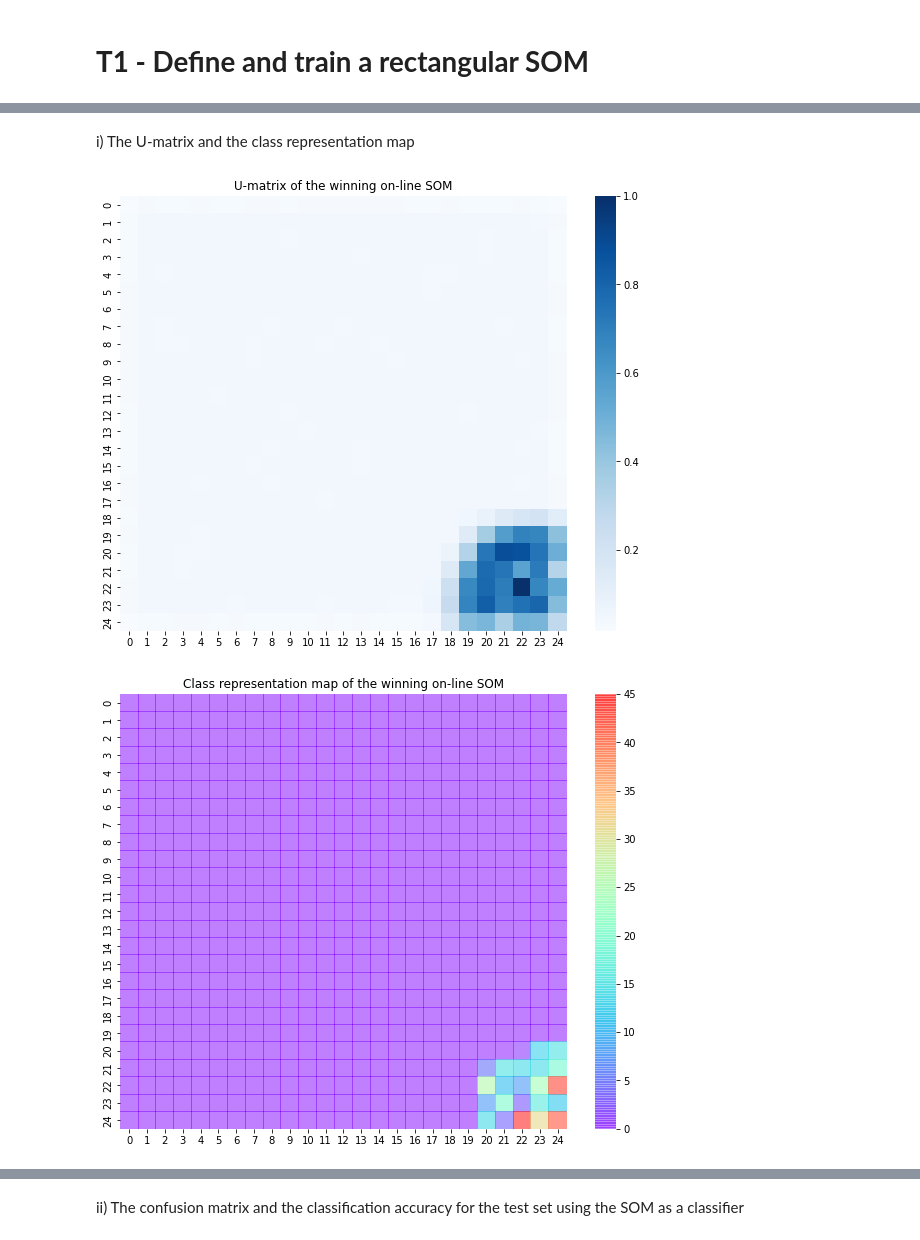
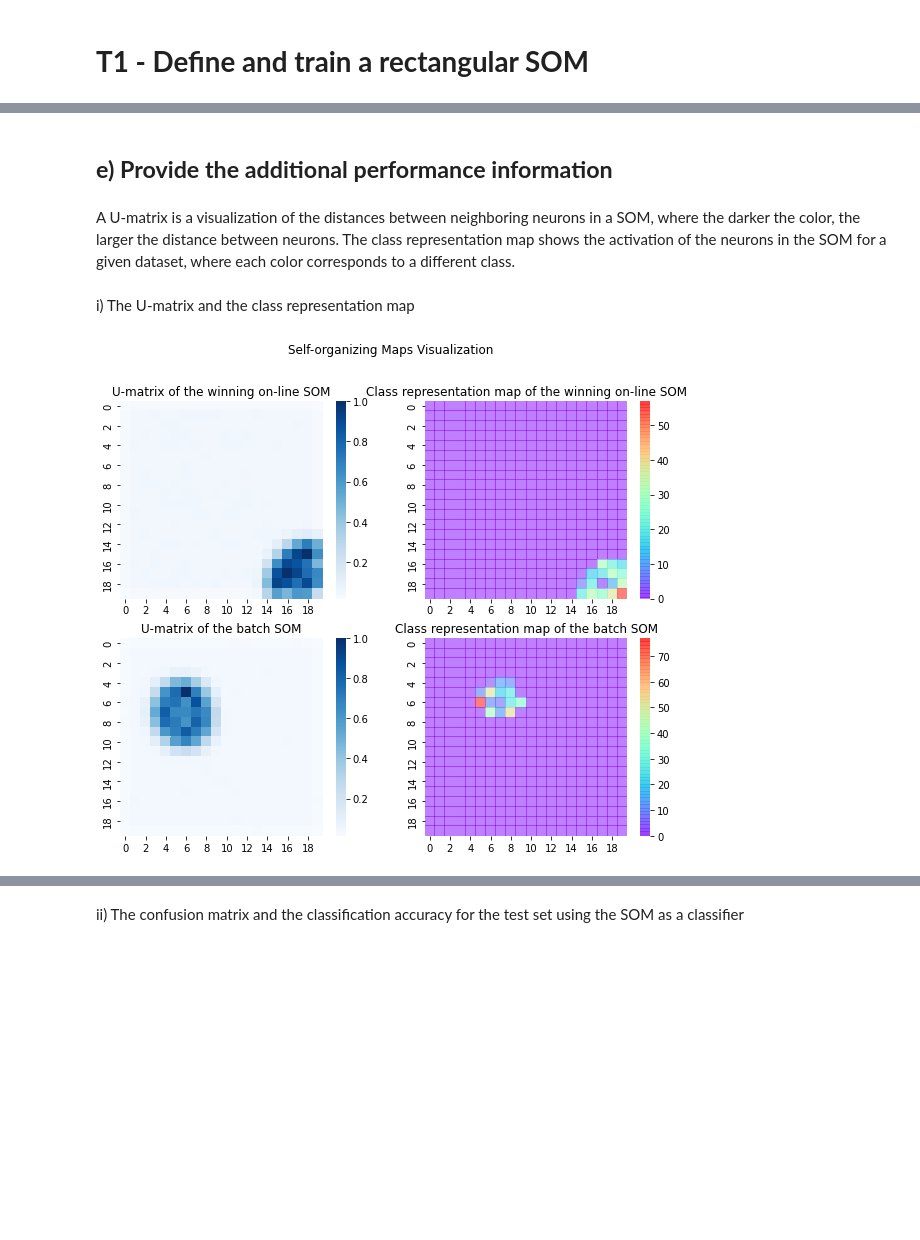
Before and after one commit to melihkurtaran/MachineLearning, a Jupyter notebook: SelfOrganizingMaps/SelfOrganizingMaps.ipynb, the cells around one changed output, grey strips where cells are left out. Cells and saved outputs as stored; diff of their text form; code cells hidden in the pictures; blank space fills up the shorter version.

```diff
--- a/SelfOrganizingMaps/SelfOrganizingMaps.ipynb
+++ b/SelfOrganizingMaps/SelfOrganizingMaps.ipynb
@@ -74,0 +81,3 @@ plt.show()
+# %%
+# Split the dataset into train and test sets
+X_train, X_test, y_train, y_test = train_test_split(X, y, test_size=0.2, random_state=642)
@@ -75,15 +128,12 @@ plt.show()
 # %%
-# Split the dataset into train and test sets
-X_train, X_test, y_train, y_test = train_test_split(X, y, test_size=0.25, random_state=42)
-
-# Initialize the SOM
-som = MiniSom(25, 25, X_train.shape[1], sigma=1.0, learning_rate=0.5, random_seed=42)
+# Initialize the batch-SOM
+batch_som = MiniSom(20, 20, X_train.shape[1], sigma=1.0, learning_rate=0.5)
 
 # Train the SOM using the batch algorithm
-som.train_batch(X_train, 100)
+batch_som.train_batch(X_train, 100)
 
 # Report on the quantization and topographic errors
-qe = som.quantization_error(X)
-te = som.topographic_error(X)
+qe = batch_som.quantization_error(X)
+te = batch_som.topographic_error(X)
 print(f"Batch SOM - Quantization error: {qe:.4f} - Topographic error: {te:.4f}")
 # %% [output]
@@ -117,29 +141,31 @@ Best SOM - Quantization error: 21.5894 - Topographic error: 0.0539
+# %% [markdown]
+## **e) Provide the additional performance information**
+# %% [markdown]
+A U-matrix is a visualization of the distances between neighboring neurons in a SOM, where the darker the color, the larger the distance between neurons. The class representation map shows the activation of the neurons in the SOM for a given dataset, where each color corresponds to a different class.
 # %% [markdown]
 i) The U-matrix and the class representation map
 # %%
-# Plot the U-matrix of the winning on-line SOM
+# Plot the U-matrix and class representation map of the winning on-line SOM
 plt.figure(figsize=(10, 8))
+plt.suptitle("Self-organizing Maps Visualization")
+
+plt.subplot(2, 2, 1)
 plt.title("U-matrix of the winning on-line SOM")
-sns.heatmap(best_som.distance_map().T, cmap="Blues")
+sns.heatmap(best_online_som.distance_map().T, cmap="Blues")
+
+plt.subplot(2, 2, 2)
+plt.title("Class representation map of the winning on-line SOM")
+sns.heatmap(best_online_som.activation_response(X_train), cmap="rainbow", alpha=0.5)
+
+# Plot the U-matrix and class representation map of the batch SOM
+plt.subplot(2, 2, 3)
+plt.title("U-matrix of the batch SOM")
+sns.heatmap(batch_som.distance_map().T, cmap="Blues")
+
+plt.subplot(2, 2, 4)
+plt.title("Class representation map of the batch SOM")
+sns.heatmap(batch_som.activation_response(X_train), cmap="rainbow", alpha=0.5)
+
 plt.show()
-
-# Plot the class representation map of the winning on-line SOM
-plt.figure(figsize=(10, 8))
-plt.title("Class representation map of the winning on-line SOM")
-sns.heatmap(best_som.activation_response(X_train), cmap="rainbow", alpha=0.5)
-plt.show()
-
-# Plot the U-matrix of the batch SOM
-plt.figure(figsize=(10, 8))
-plt.title("U-matrix of the batch SOM")
-sns.heatmap(som.distance_map().T, cmap="Blues")
-plt.show()
-
-# Plot the class representation map of the batch SOM
-plt.figure(figsize=(10, 8))
-plt.title("Class representation map of the batch SOM")
-sns.heatmap(som.activation_response(X_train), cmap="rainbow", alpha=0.5)
-plt.show()
 # %% [output]
-[figure, old version]
+[figure, new version]
-[figure, removed]
```
Also changed, not shown: parts of 23 cells of this notebook.
